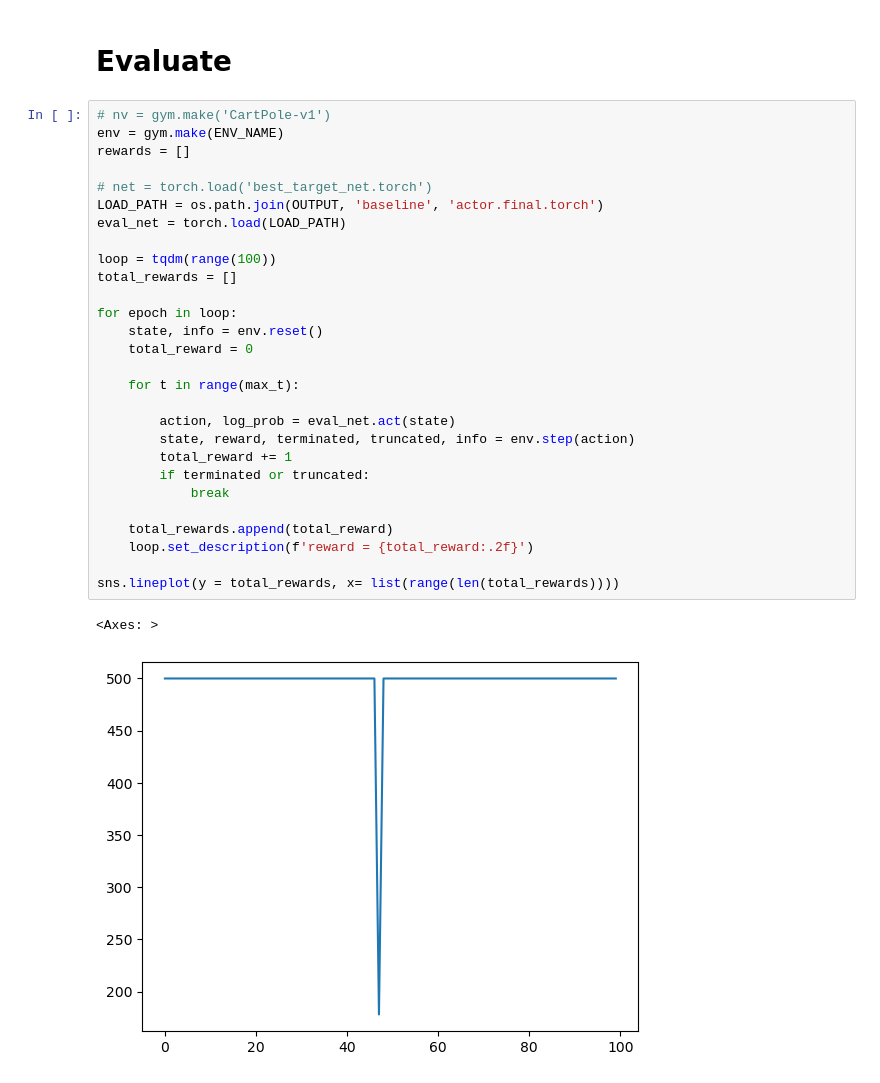
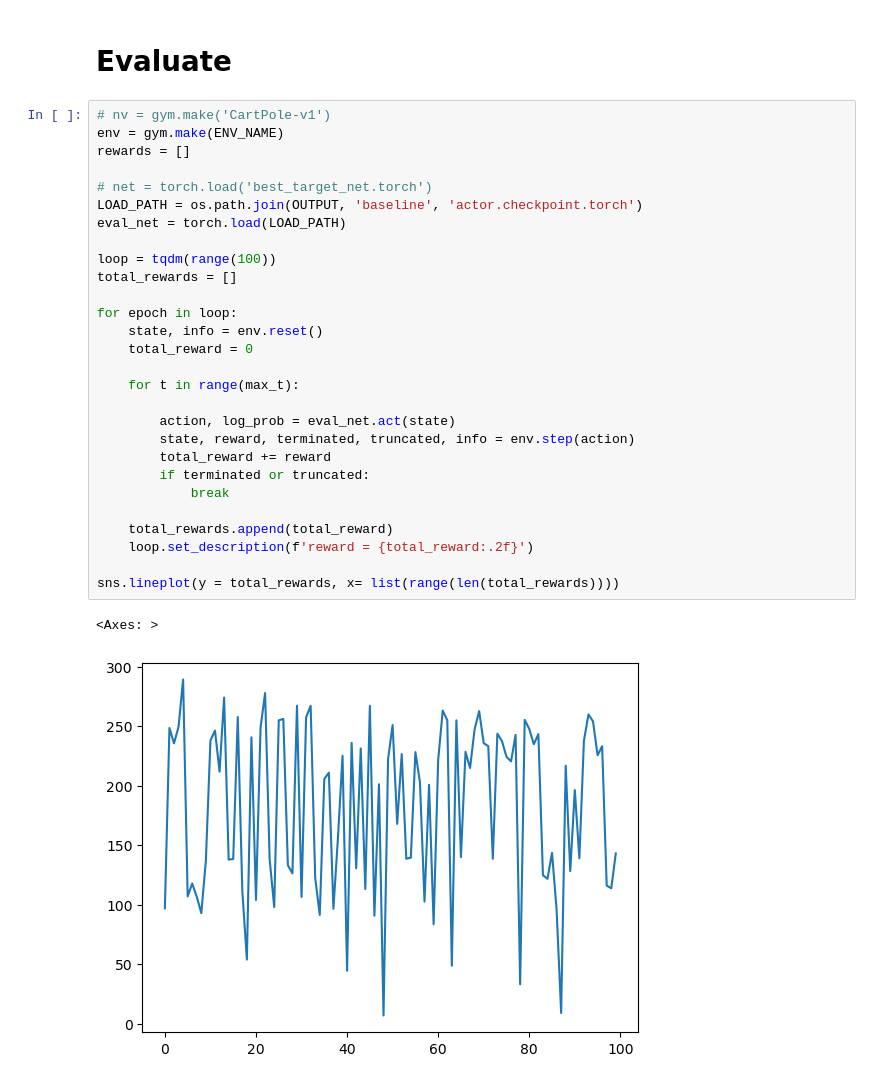
Before and after one commit to jameskn30/NLP_RNN, a Jupyter notebook: Reinforcement Learning/policy_gradient/actor_critic/v2/lunar_lander.ipynb, the cells around one changed output. Drawn from its saved outputs; the diff is of its cells as text.

```diff
--- a/Reinforcement Learning/policy_gradient/actor_critic/v2/lunar_lander.ipynb
+++ b/Reinforcement Learning/policy_gradient/actor_critic/v2/lunar_lander.ipynb
@@ -308,31 +307,31 @@ action size =  4
 # %%
 # nv = gym.make('CartPole-v1')
 env = gym.make(ENV_NAME)
 rewards = []
 
 # net = torch.load('best_target_net.torch')
-LOAD_PATH = os.path.join(OUTPUT, 'baseline', 'actor.final.torch')
+LOAD_PATH = os.path.join(OUTPUT, 'baseline', 'actor.checkpoint.torch')
 eval_net = torch.load(LOAD_PATH)
 
 loop = tqdm(range(100))
 total_rewards = []
 
 for epoch in loop:
     state, info = env.reset()
     total_reward = 0
 
     for t in range(max_t):
 
         action, log_prob = eval_net.act(state)
         state, reward, terminated, truncated, info = env.step(action)
-        total_reward += 1
+        total_reward += reward
         if terminated or truncated:
             break
 
     total_rewards.append(total_reward)
     loop.set_description(f'reward = {total_reward:.2f}')
 
 sns.lineplot(y = total_rewards, x= list(range(len(total_rewards))))
 # %% [output]
 <Axes: >
-[figure, old version]
+[figure, new version]
```
Also changed, not shown: parts of 8 cells of this notebook, 1 other file.
